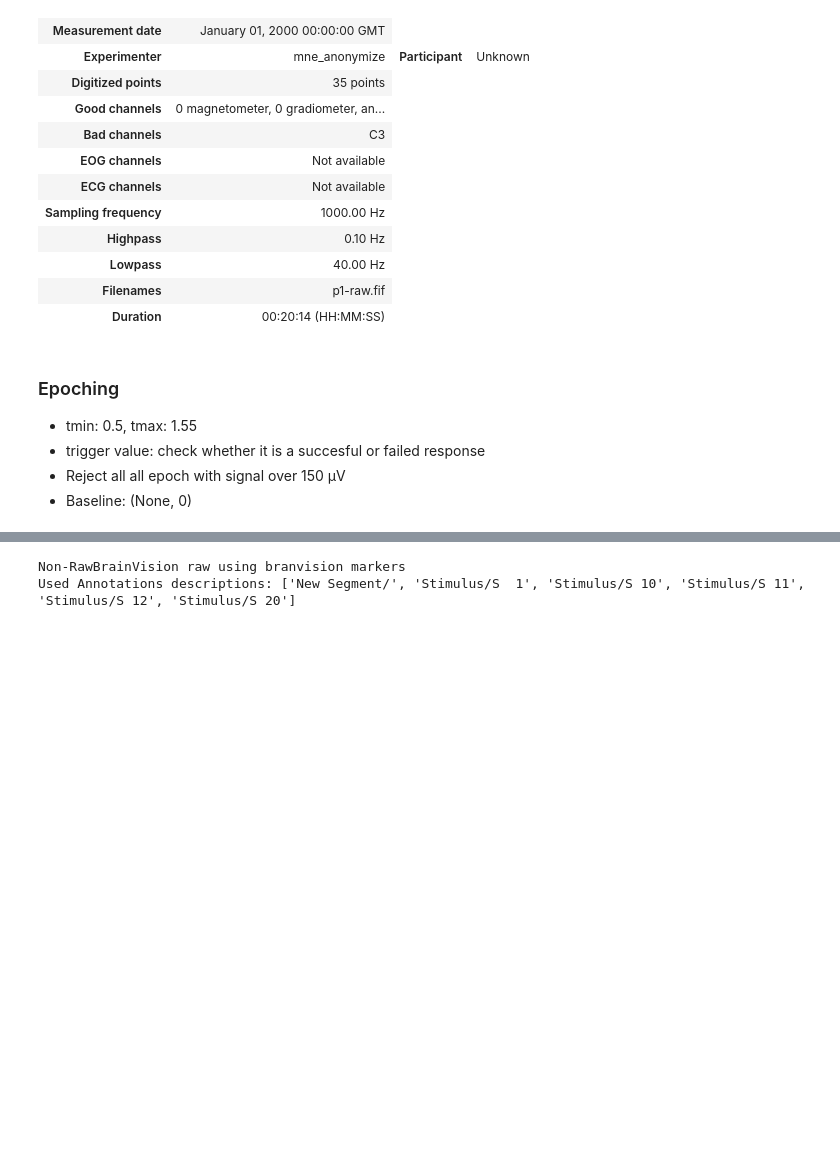
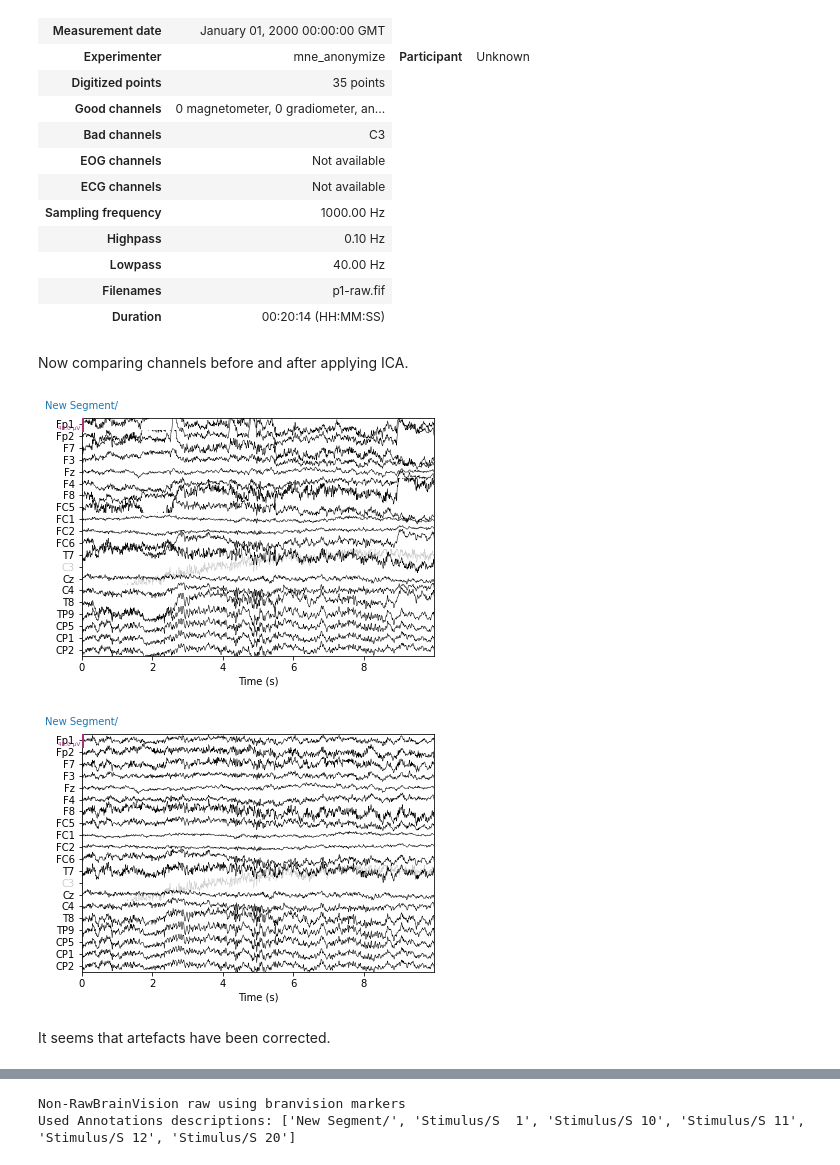
Before and after one commit to saraoe/ACN_2021, a Jupyter notebook: portfolio/portfolio_nb.ipynb, the cells around one changed output, grey strips where cells are left out. Saved outputs shown, nothing was run; the diff lists cells and outputs as text; code cells hidden in the pictures; blank space fills up the shorter version.

```diff
--- a/portfolio/portfolio_nb.ipynb
+++ b/portfolio/portfolio_nb.ipynb
@@ -189,9 +211,9 @@ No baseline correction applied
 [figure]
 [figure]
 # %%
-# apply ICA
-orig_filtered = filtered.copy() # saving a copy of the original data
-filtered.load_data()
+# Applying the ICA (now that the exclusions have been set, we can reconstruct the sensor signals
+# with artifacts removed using the apply method)
+orig_filtered = filtered.copy()  # saving a copy of the original data
 ica.apply(filtered)
 # %% [output]
 Applying ICA to Raw instance
@@ -210,9 +232,13 @@ Applying ICA to Raw instance
 | Lowpass | 40.00 Hz |
 | Filenames | p1-raw.fif |
 | Duration | 00:20:14 (HH:MM:SS) |
-# %% [markdown]
-### Epoching
-- tmin: 0.5, tmax: 1.55
-- trigger value: check whether it is a succesful or failed response
-- Reject all all epoch with signal over 150 µV
-- Baseline: (None, 0)
+# %% [markdown]
+Now comparing channels before and after applying ICA.
+# %%
+orig_filtered.plot(start=0, duration=10, scalings=20e-6, show_scrollbars=False);
+filtered.plot(start=0, duration=10, scalings=20e-6, show_scrollbars=False);
+# %% [output]
+[figure, added]
+[figure, added]
+# %% [markdown]
+It seems that artefacts have been corrected.
```
Also changed, not shown: parts of 109 cells of this notebook.
